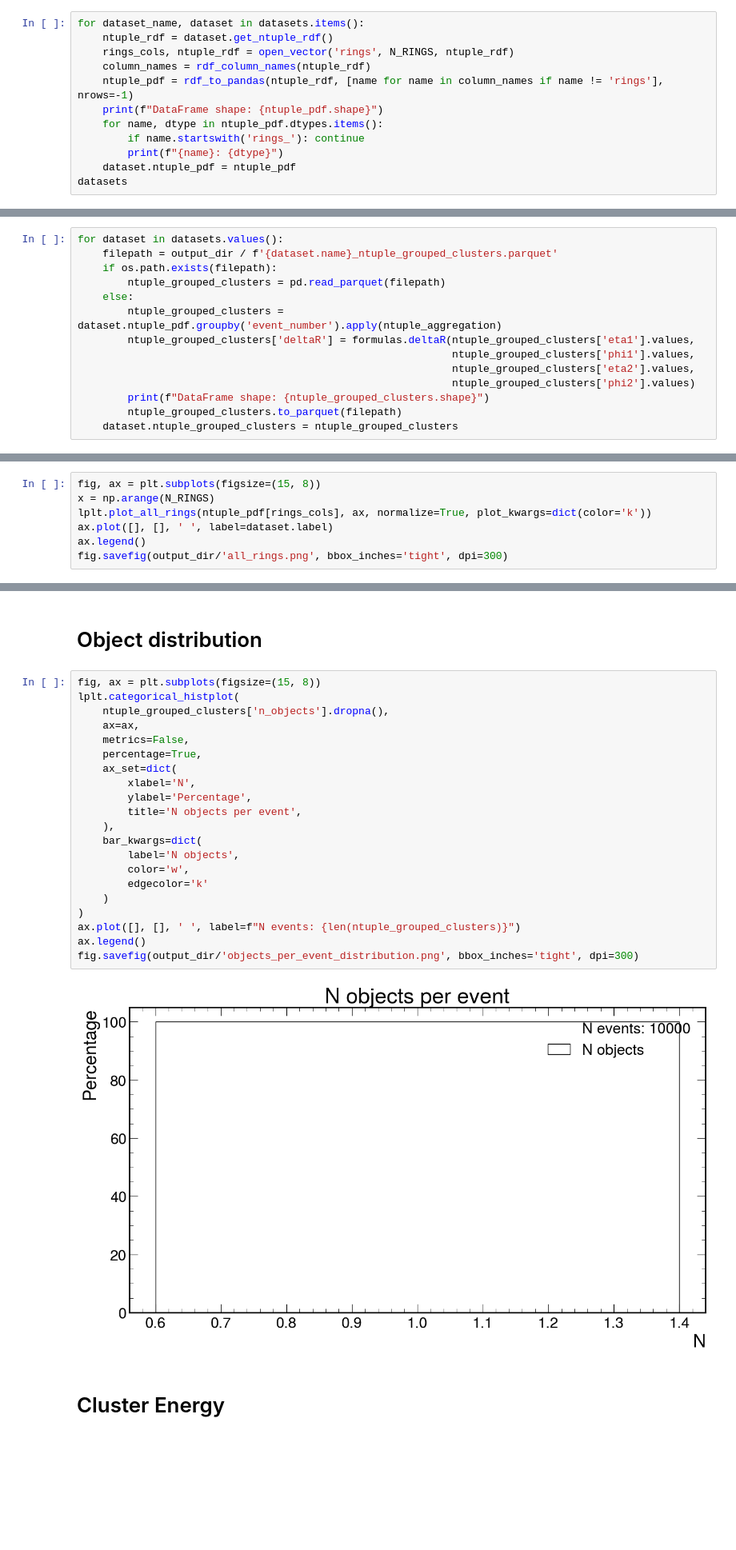
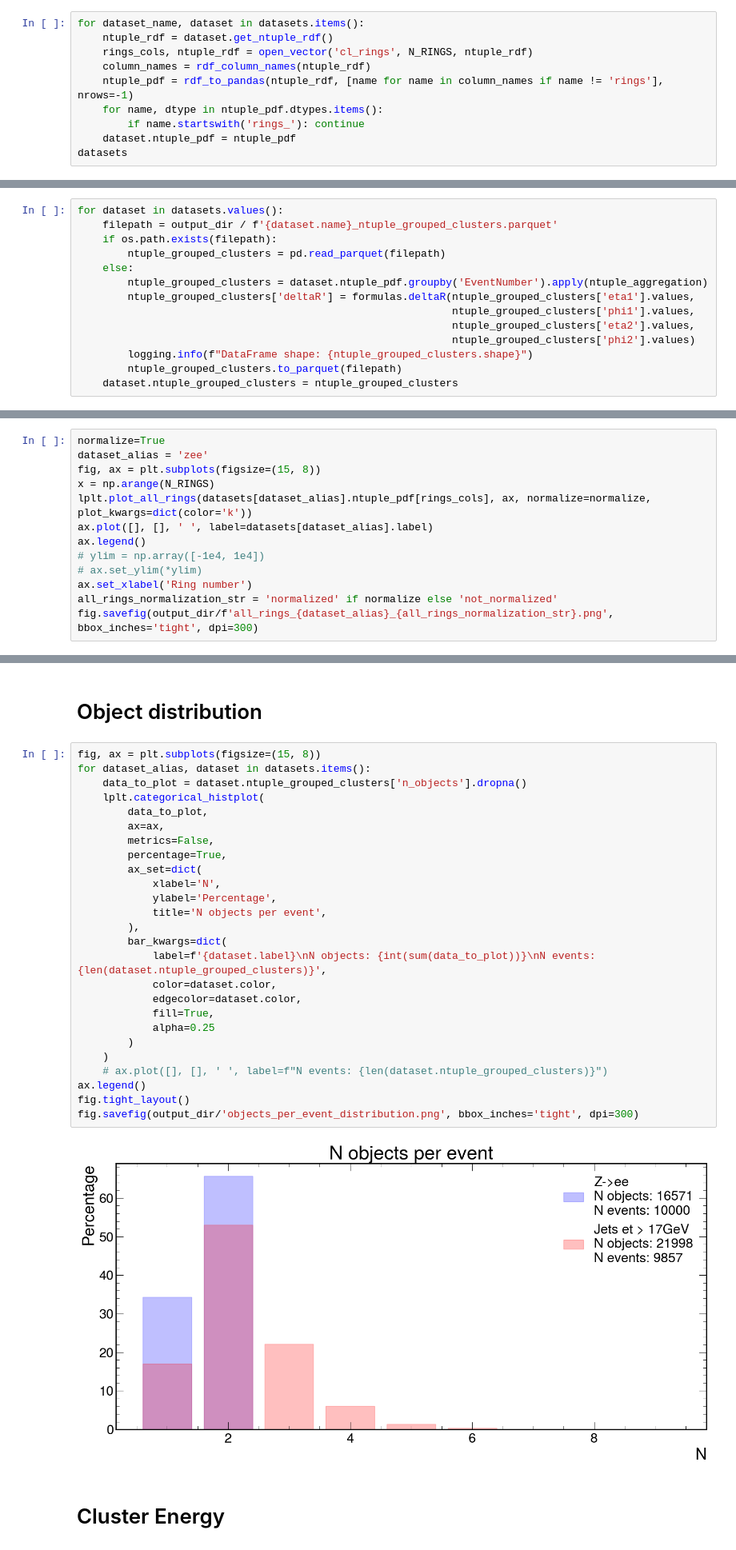
Before and after one commit to lucasbanunes/boosted-lorenzetti, a Jupyter notebook: profile_dataset.ipynb, the cells around one changed output, grey strips where cells are left out. Shown at 80% size. Drawn from its saved outputs; the diff is of its cells as text; blank space fills up the shorter version.

```diff
--- a/profile_dataset.ipynb
+++ b/profile_dataset.ipynb
@@ -62,13 +74,11 @@ def ntuple_aggregation(df: pd.DataFrame) -> pd.Series:
 # %%
 for dataset_name, dataset in datasets.items():
     ntuple_rdf = dataset.get_ntuple_rdf()
-    rings_cols, ntuple_rdf = open_vector('rings', N_RINGS, ntuple_rdf)
+    rings_cols, ntuple_rdf = open_vector('cl_rings', N_RINGS, ntuple_rdf)
     column_names = rdf_column_names(ntuple_rdf)
     ntuple_pdf = rdf_to_pandas(ntuple_rdf, [name for name in column_names if name != 'rings'], nrows=-1)
-    print(f"DataFrame shape: {ntuple_pdf.shape}")
     for name, dtype in ntuple_pdf.dtypes.items():
         if name.startswith('rings_'): continue
-        print(f"{name}: {dtype}")
     dataset.ntuple_pdf = ntuple_pdf
 datasets
 # %% [output]
@@ -97,11 +90,11 @@ for dataset in datasets.values():
     if os.path.exists(filepath):
         ntuple_grouped_clusters = pd.read_parquet(filepath)
     else:
-        ntuple_grouped_clusters = dataset.ntuple_pdf.groupby('event_number').apply(ntuple_aggregation)
+        ntuple_grouped_clusters = dataset.ntuple_pdf.groupby('EventNumber').apply(ntuple_aggregation)
         ntuple_grouped_clusters['deltaR'] = formulas.deltaR(ntuple_grouped_clusters['eta1'].values,
                                                             ntuple_grouped_clusters['phi1'].values,
                                                             ntuple_grouped_clusters['eta2'].values,
                                                             ntuple_grouped_clusters['phi2'].values)
-        print(f"DataFrame shape: {ntuple_grouped_clusters.shape}")
+        logging.info(f"DataFrame shape: {ntuple_grouped_clusters.shape}")
         ntuple_grouped_clusters.to_parquet(filepath)
     dataset.ntuple_grouped_clusters = ntuple_grouped_clusters
@@ -108,10 +125,16 @@ for dataset in datasets.values():
 # %% [markdown]
 # All Rings
 # %%
+normalize=True
+dataset_alias = 'zee'
 fig, ax = plt.subplots(figsize=(15, 8))
 x = np.arange(N_RINGS)
-lplt.plot_all_rings(ntuple_pdf[rings_cols], ax, normalize=True, plot_kwargs=dict(color='k'))
-ax.plot([], [], ' ', label=dataset.label)
+lplt.plot_all_rings(datasets[dataset_alias].ntuple_pdf[rings_cols], ax, normalize=normalize, plot_kwargs=dict(color='k'))
+ax.plot([], [], ' ', label=datasets[dataset_alias].label)
 ax.legend()
-fig.savefig(output_dir/'all_rings.png', bbox_inches='tight', dpi=300)
+# ylim = np.array([-1e4, 1e4])
+# ax.set_ylim(*ylim)
+ax.set_xlabel('Ring number')
+all_rings_normalization_str = 'normalized' if normalize else 'not_normalized'
+fig.savefig(output_dir/f'all_rings_{dataset_alias}_{all_rings_normalization_str}.png', bbox_inches='tight', dpi=300)
 # %% [output]
@@ -158,27 +190,32 @@ fig.savefig(output_dir / 'deltaR_distribution.png', bbox_inches='tight', dpi=300
 # Object distribution
 # %%
 fig, ax = plt.subplots(figsize=(15, 8))
-lplt.categorical_histplot(
-    ntuple_grouped_clusters['n_objects'].dropna(),
-    ax=ax,
-    metrics=False,
-    percentage=True,
-    ax_set=dict(
-        xlabel='N',
-        ylabel='Percentage',
-        title='N objects per event',
-    ),
-    bar_kwargs=dict(
-        label='N objects',
-        color='w',
-        edgecolor='k'
+for dataset_alias, dataset in datasets.items():
+    data_to_plot = dataset.ntuple_grouped_clusters['n_objects'].dropna()
+    lplt.categorical_histplot(
+        data_to_plot,
+        ax=ax,
+        metrics=False,
+        percentage=True,
+        ax_set=dict(
+            xlabel='N',
+            ylabel='Percentage',
+            title='N objects per event',
+        ),
+        bar_kwargs=dict(
+            label=f'{dataset.label}\nN objects: {int(sum(data_to_plot))}\nN events: {len(dataset.ntuple_grouped_clusters)}',
+            color=dataset.color,
+            edgecolor=dataset.color,
+            fill=True,
+            alpha=0.25
+        )
     )
-)
-ax.plot([], [], ' ', label=f"N events: {len(ntuple_grouped_clusters)}")
+    # ax.plot([], [], ' ', label=f"N events: {len(dataset.ntuple_grouped_clusters)}")
 ax.legend()
+fig.tight_layout()
 fig.savefig(output_dir/'objects_per_event_distribution.png', bbox_inches='tight', dpi=300)
 # %% [output]
-[figure, old version]
+[figure, new version]
 # %% [markdown]
 # Cluster Energy
 # %%
```
Also changed, not shown: parts of 20 cells of this notebook, 5 other files.
